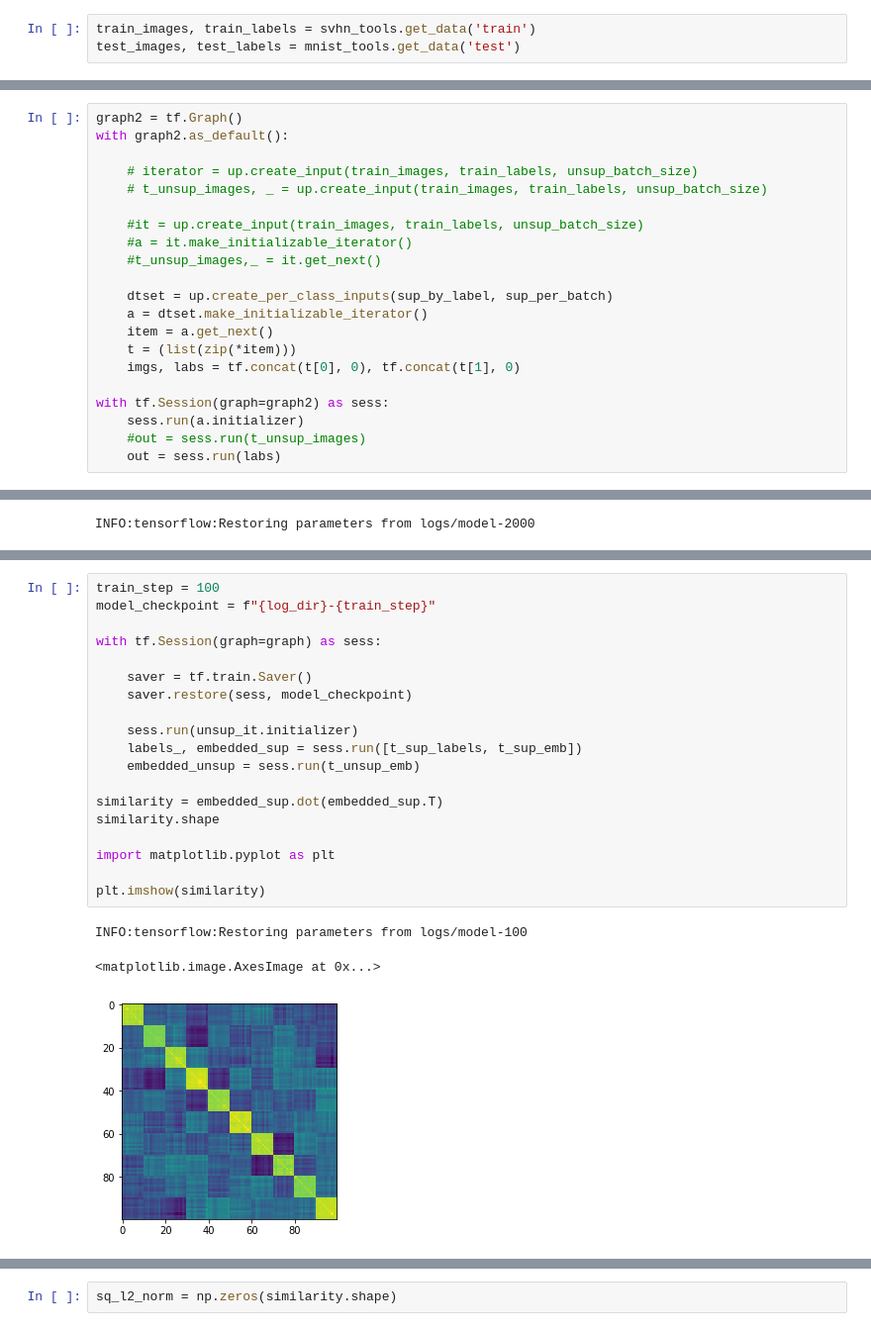
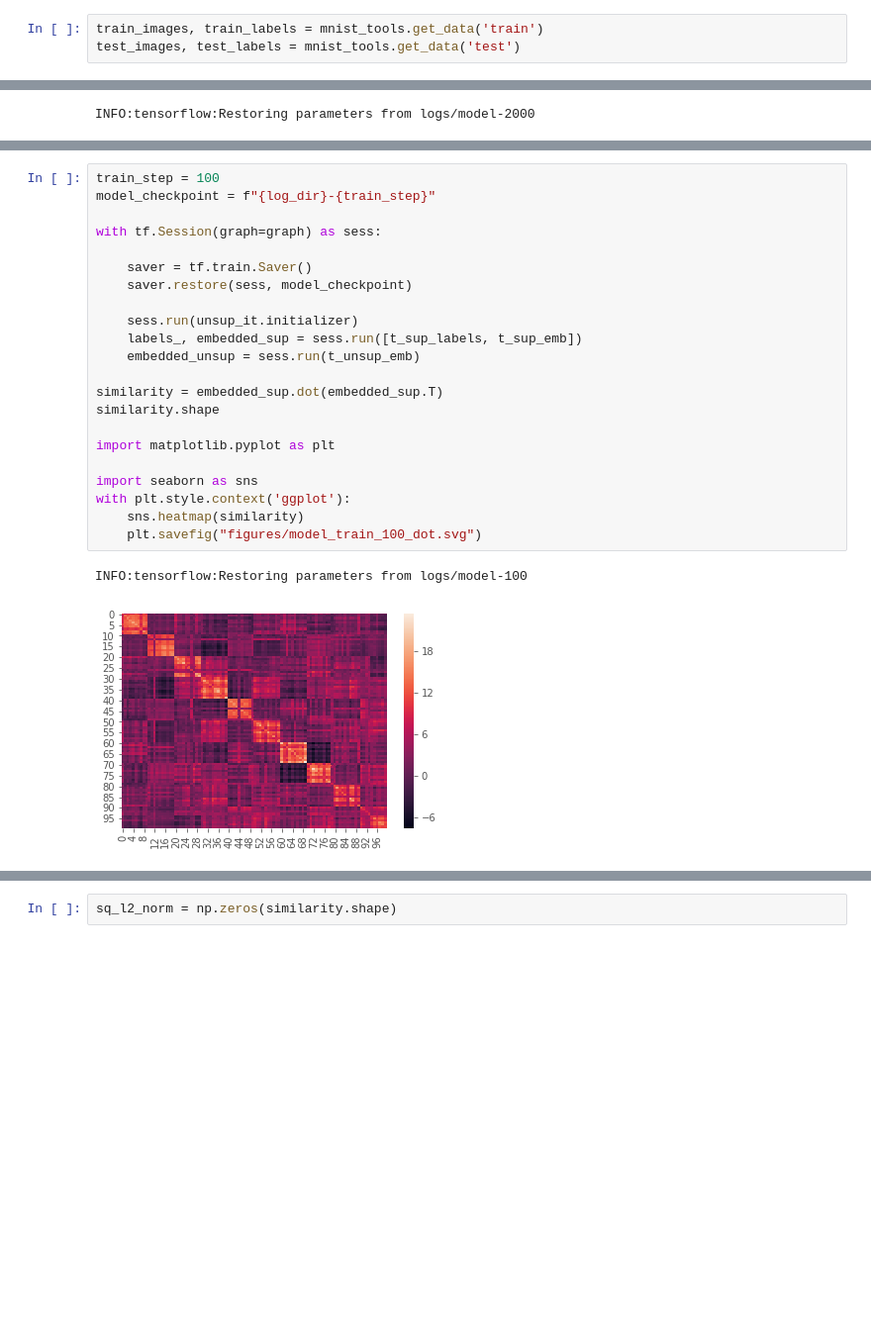
Before and after one commit to frankzl/learning_by_kernelized_association, a Jupyter notebook: 01-Building-Model.ipynb, the cells around one changed output, grey strips where cells are left out. Shown: that part at 99% size. Drawn from its saved outputs; the diff is of its cells as text; blank space fills up the shorter version.

```diff
--- a/01-Building-Model.ipynb
+++ b/01-Building-Model.ipynb
@@ -17,5 +14,5 @@ The autoreload extension is already loaded. To reload it, use:
 # %%
-train_images, train_labels = svhn_tools.get_data('train')
+train_images, train_labels = mnist_tools.get_data('train')
 test_images, test_labels = mnist_tools.get_data('test')
 # %% [output]
 Extracting /home/frankzl/datasets/mnist/train-images-idx3-ubyte.gz
@@ -134,21 +126,0 @@ Total bytes of variables: 1741224
-# %%
-graph2 = tf.Graph()
-with graph2.as_default():
-
-    # iterator = up.create_input(train_images, train_labels, unsup_batch_size)
-    # t_unsup_images, _ = up.create_input(train_images, train_labels, unsup_batch_size)
-
-    #it = up.create_input(train_images, train_labels, unsup_batch_size)
-    #a = it.make_initializable_iterator()
-    #t_unsup_images,_ = it.get_next()
-
-    dtset = up.create_per_class_inputs(sup_by_label, sup_per_batch)
-    a = dtset.make_initializable_iterator()
-    item = a.get_next()
-    t = (list(zip(*item)))
-    imgs, labs = tf.concat(t[0], 0), tf.concat(t[1], 0)
-
-with tf.Session(graph=graph2) as sess:
-    sess.run(a.initializer)
-    #out = sess.run(t_unsup_images)
-    out = sess.run(labs)
@@ -260,23 +225,25 @@ plt.imshow(similarity)
 # %%
 train_step = 100
 model_checkpoint = f"{log_dir}-{train_step}"
 
 with tf.Session(graph=graph) as sess:
 
     saver = tf.train.Saver()
     saver.restore(sess, model_checkpoint)
 
     sess.run(unsup_it.initializer)
     labels_, embedded_sup = sess.run([t_sup_labels, t_sup_emb])
     embedded_unsup = sess.run(t_unsup_emb)
 
 similarity = embedded_sup.dot(embedded_sup.T)
 similarity.shape
 
 import matplotlib.pyplot as plt
 
-plt.imshow(similarity)
+import seaborn as sns
+with plt.style.context('ggplot'):
+    sns.heatmap(similarity)
+    plt.savefig("figures/model_train_100_dot.svg")
 # %% [output]
 INFO:tensorflow:Restoring parameters from logs/model-100
-<matplotlib.image.AxesImage at 0x...>
-[figure, old version]
+[figure, new version]
```
Also changed, not shown: parts of 12 cells of this notebook, 29 other files.
